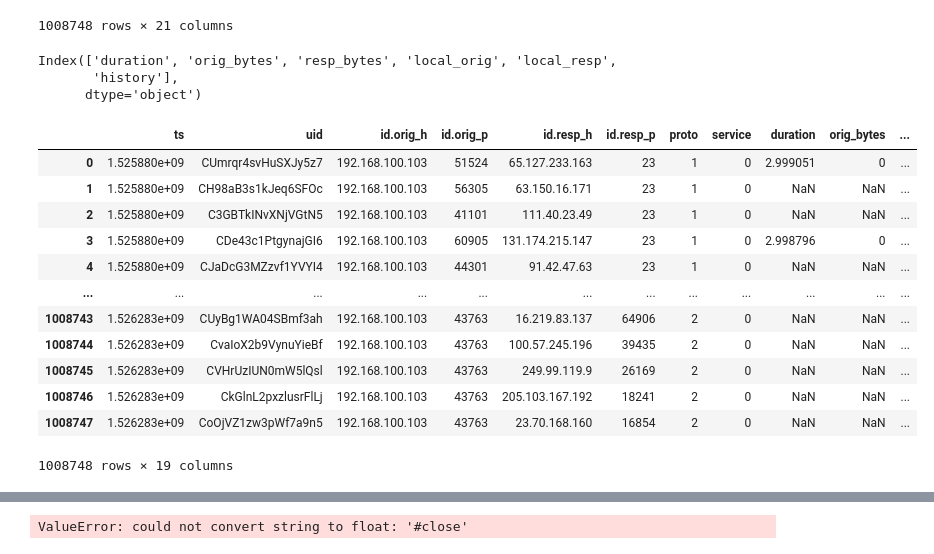
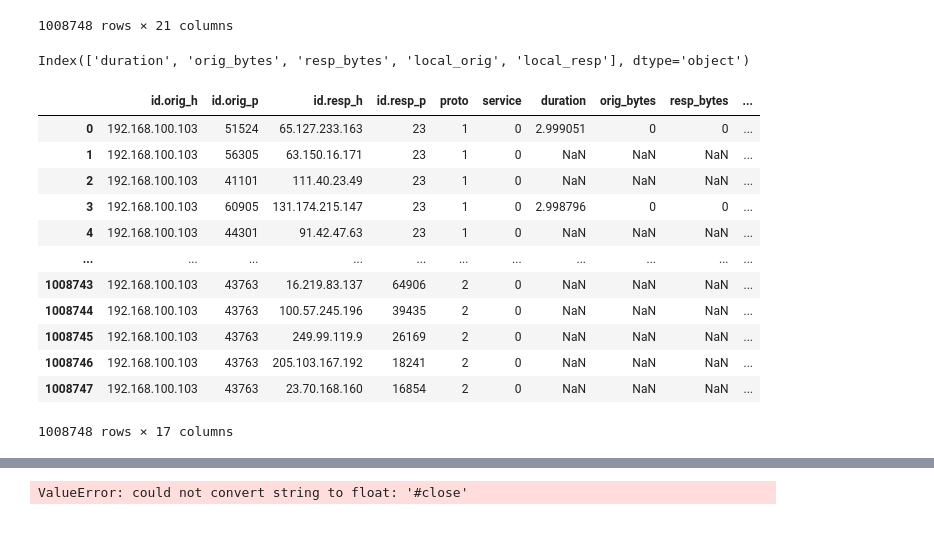
Before and after one commit to abhay-rag/ECE5565-network-traffic-classification, a Jupyter notebook: model.ipynb, the cells around one changed output, grey strips where cells are left out. Saved outputs shown, nothing was run; the diff lists cells and outputs as text; code cells hidden in the pictures.

```diff
--- a/model.ipynb
+++ b/model.ipynb
@@ -116,6 +116,7 @@ df
 1008748 rows × 21 columns
 # %%
 df["service"] = df["service"].astype("category").cat.codes
+df["history"] = df["history"].astype("category").cat.codes
 df
 # %% [output]
 |  | ts | uid | id.orig_h | id.orig_p | id.resp_h | id.resp_p | proto | service | duration | orig_bytes | ... |
@@ -151,26 +152,24 @@ df
 # %%
 df.columns[df.isna().any()]
 # %% [output]
-Index(['duration', 'orig_bytes', 'resp_bytes', 'local_orig', 'local_resp',
-       'history'],
-      dtype='object')
+Index(['duration', 'orig_bytes', 'resp_bytes', 'local_orig', 'local_resp'], dtype='object')
 # %%
-df = df.drop(["local_orig", "local_resp"], axis=1)
+df = df.drop(["local_orig", "local_resp", "ts", "uid"], axis=1)
 df
 # %% [output]
-|  | ts | uid | id.orig_h | id.orig_p | id.resp_h | id.resp_p | proto | service | duration | orig_bytes | ... |
-| 0 | 1.525880e+09 | CUmrqr4svHuSXJy5z7 | 192.168.100.103 | 51524 | 65.127.233.163 | 23 | 1 | 0 | 2.999051 | 0 | ... |
-| 1 | 1.525880e+09 | CH98aB3s1kJeq6SFOc | 192.168.100.103 | 56305 | 63.150.16.171 | 23 | 1 | 0 | NaN | NaN | ... |
-| 2 | 1.525880e+09 | C3GBTkINvXNjVGtN5 | 192.168.100.103 | 41101 | 111.40.23.49 | 23 | 1 | 0 | NaN | NaN | ... |
-| 3 | 1.525880e+09 | CDe43c1PtgynajGI6 | 192.168.100.103 | 60905 | 131.174.215.147 | 23 | 1 | 0 | 2.998796 | 0 | ... |
-| 4 | 1.525880e+09 | CJaDcG3MZzvf1YVYI4 | 192.168.100.103 | 44301 | 91.42.47.63 | 23 | 1 | 0 | NaN | NaN | ... |
-| ... | ... | ... | ... | ... | ... | ... | ... | ... | ... | ... | ... |
-| 1008743 | 1.526283e+09 | CUyBg1WA04SBmf3ah | 192.168.100.103 | 43763 | 16.219.83.137 | 64906 | 2 | 0 | NaN | NaN | ... |
-| 1008744 | 1.526283e+09 | CvaIoX2b9VynuYieBf | 192.168.100.103 | 43763 | 100.57.245.196 | 39435 | 2 | 0 | NaN | NaN | ... |
-| 1008745 | 1.526283e+09 | CVHrUzIUN0mW5lQsl | 192.168.100.103 | 43763 | 249.99.119.9 | 26169 | 2 | 0 | NaN | NaN | ... |
-| 1008746 | 1.526283e+09 | CkGlnL2pxzlusrFlLj | 192.168.100.103 | 43763 | 205.103.167.192 | 18241 | 2 | 0 | NaN | NaN | ... |
-| 1008747 | 1.526283e+09 | CoOjVZ1zw3pWf7a9n5 | 192.168.100.103 | 43763 | 23.70.168.160 | 16854 | 2 | 0 | NaN | NaN | ... |
+|  | id.orig_h | id.orig_p | id.resp_h | id.resp_p | proto | service | duration | orig_bytes | resp_bytes | ... |
+| 0 | 192.168.100.103 | 51524 | 65.127.233.163 | 23 | 1 | 0 | 2.999051 | 0 | 0 | ... |
+| 1 | 192.168.100.103 | 56305 | 63.150.16.171 | 23 | 1 | 0 | NaN | NaN | NaN | ... |
+| 2 | 192.168.100.103 | 41101 | 111.40.23.49 | 23 | 1 | 0 | NaN | NaN | NaN | ... |
+| 3 | 192.168.100.103 | 60905 | 131.174.215.147 | 23 | 1 | 0 | 2.998796 | 0 | 0 | ... |
+| 4 | 192.168.100.103 | 44301 | 91.42.47.63 | 23 | 1 | 0 | NaN | NaN | NaN | ... |
+| ... | ... | ... | ... | ... | ... | ... | ... | ... | ... | ... |
+| 1008743 | 192.168.100.103 | 43763 | 16.219.83.137 | 64906 | 2 | 0 | NaN | NaN | NaN | ... |
+| 1008744 | 192.168.100.103 | 43763 | 100.57.245.196 | 39435 | 2 | 0 | NaN | NaN | NaN | ... |
+| 1008745 | 192.168.100.103 | 43763 | 249.99.119.9 | 26169 | 2 | 0 | NaN | NaN | NaN | ... |
+| 1008746 | 192.168.100.103 | 43763 | 205.103.167.192 | 18241 | 2 | 0 | NaN | NaN | NaN | ... |
+| 1008747 | 192.168.100.103 | 43763 | 23.70.168.160 | 16854 | 2 | 0 | NaN | NaN | NaN | ... |
-1008748 rows × 19 columns
+1008748 rows × 17 columns
 # %%
 df["duration"] = df["duration"].fillna(0)
 df["orig_bytes"] = df["orig_bytes"].fillna(0)
```
Also changed, not shown: parts of 2 cells of this notebook.
